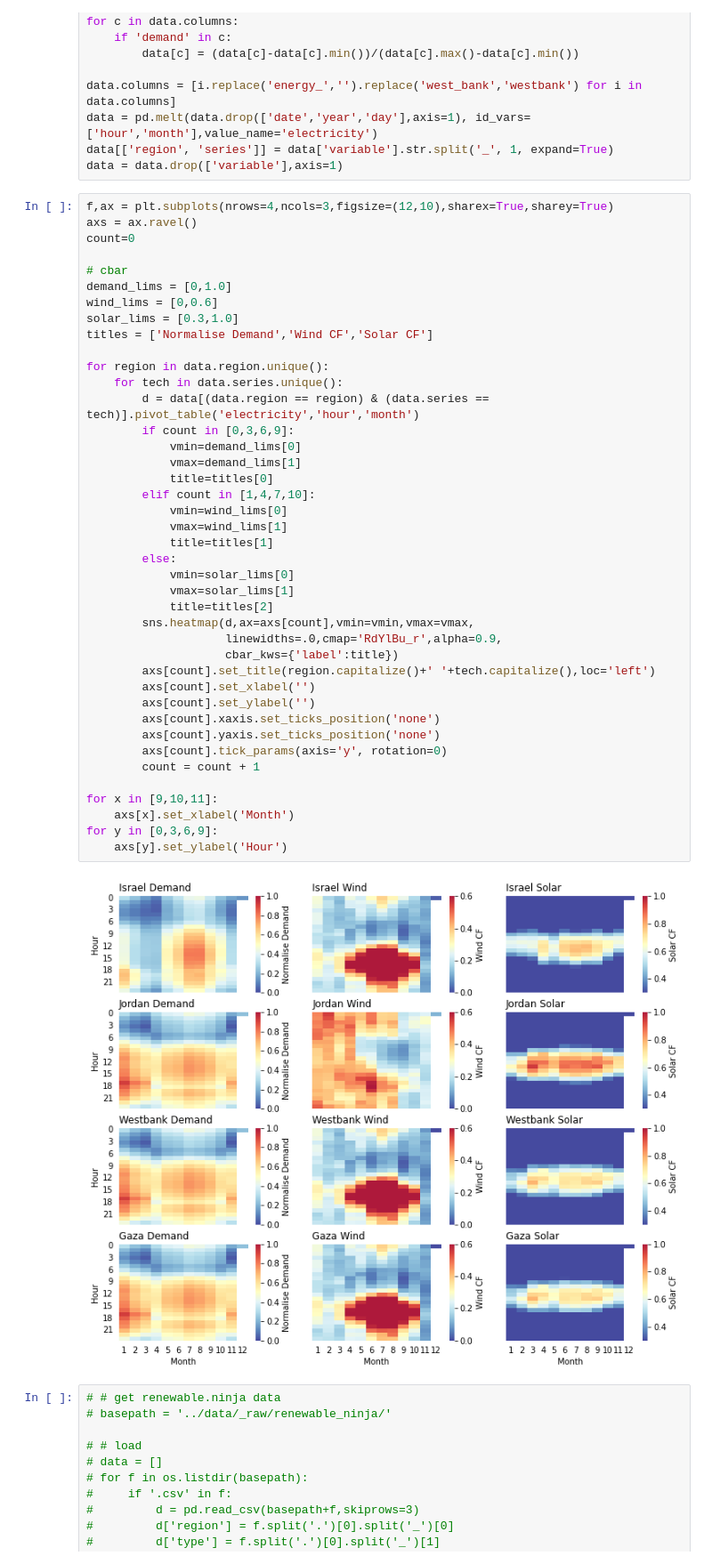
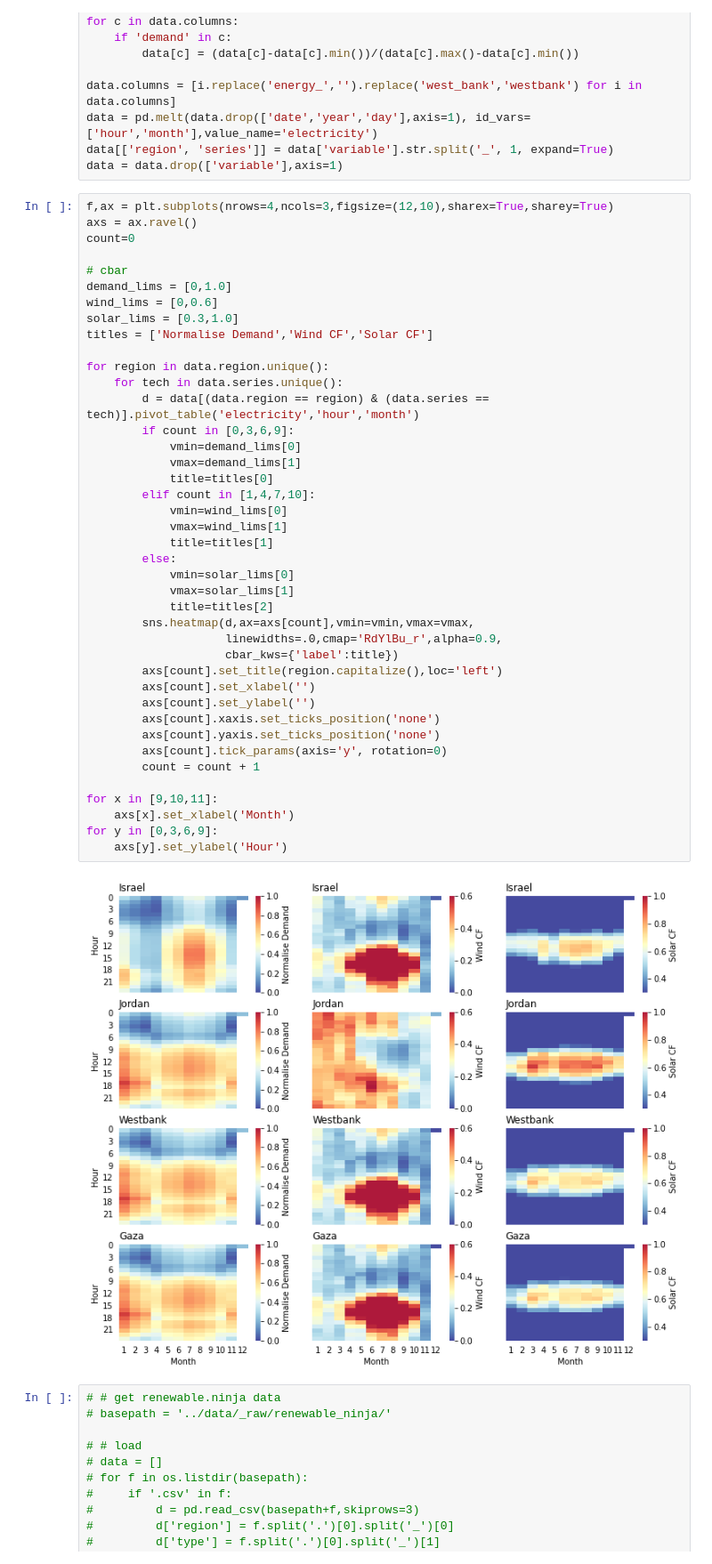
Before and after one commit to amanmajid/nextra, a Jupyter notebook: analysis/make-figures.ipynb, the cells around one changed output. Shown at 89% size. Cells and saved outputs as stored; diff of their text form.

```diff
--- a/analysis/make-figures.ipynb
+++ b/analysis/make-figures.ipynb
@@ -38,35 +38,35 @@ titles = ['Normalise Demand','Wind CF','Solar CF']
 for region in data.region.unique():
     for tech in data.series.unique():
         d = data[(data.region == region) & (data.series == tech)].pivot_table('electricity','hour','month')
         if count in [0,3,6,9]:
             vmin=demand_lims[0]
             vmax=demand_lims[1]
             title=titles[0]
         elif count in [1,4,7,10]:
             vmin=wind_lims[0]
             vmax=wind_lims[1]
             title=titles[1]
         else:
             vmin=solar_lims[0]
             vmax=solar_lims[1]
             title=titles[2]
         sns.heatmap(d,ax=axs[count],vmin=vmin,vmax=vmax,
                     linewidths=.0,cmap='RdYlBu_r',alpha=0.9,
                     cbar_kws={'label':title})
-        axs[count].set_title(region.capitalize()+' '+tech.capitalize(),loc='left')
+        axs[count].set_title(region.capitalize(),loc='left')
         axs[count].set_xlabel('')
         axs[count].set_ylabel('')
         axs[count].xaxis.set_ticks_position('none')
         axs[count].yaxis.set_ticks_position('none')
         axs[count].tick_params(axis='y', rotation=0)
         count = count + 1
 
 for x in [9,10,11]:
     axs[x].set_xlabel('Month')
 for y in [0,3,6,9]:
     axs[y].set_ylabel('Hour')
 # %% [output]
-[figure, old version]
+[figure, new version]
 # %%
 # # get renewable.ninja data
 # basepath = '../data/_raw/renewable_ninja/'
```
Also changed, not shown: parts of 2 cells of this notebook, 6 other files.
